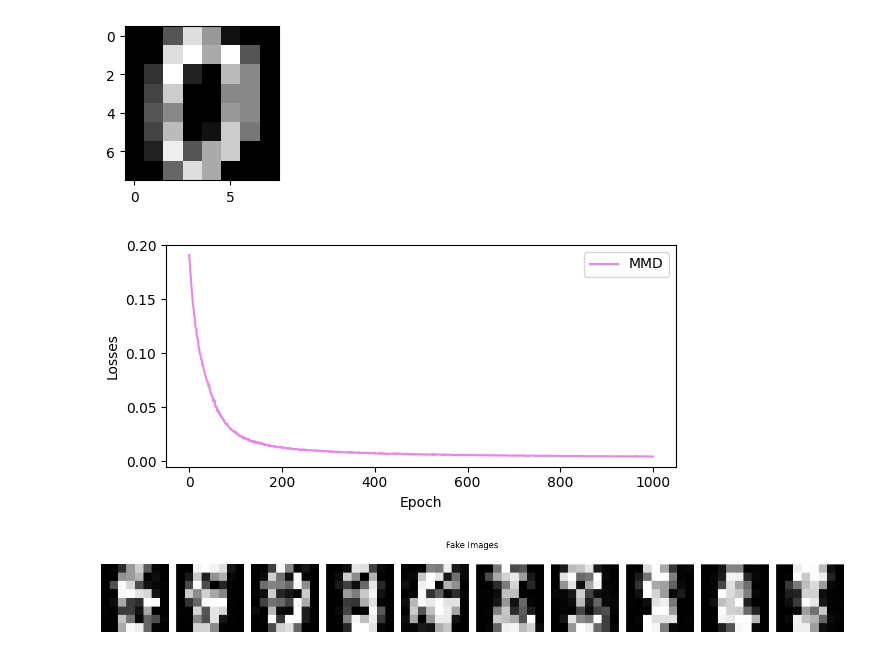
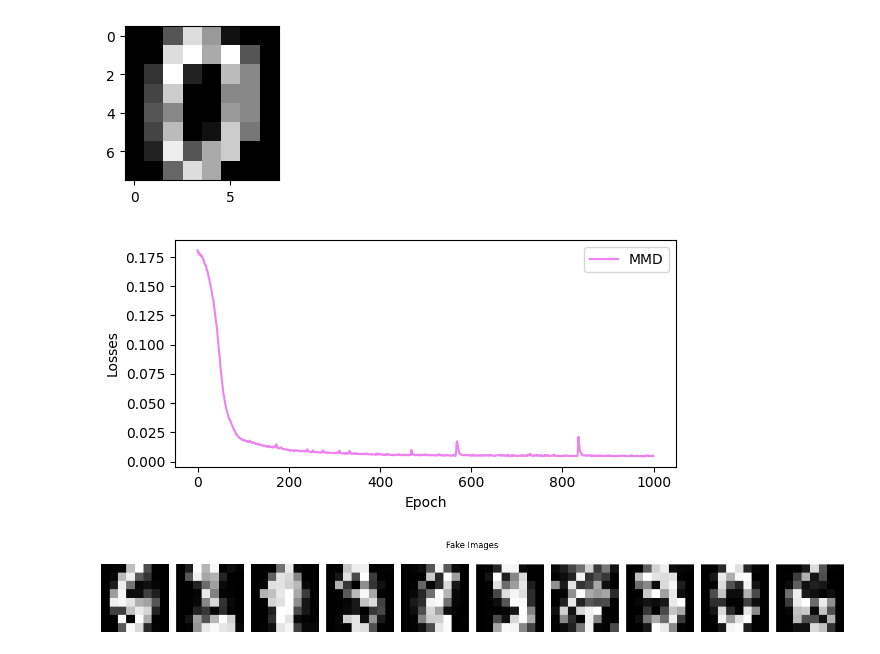
Before and after one commit to desyqml/Multi-Universal-Approximator, a Jupyter notebook: notebooks/gen.ipynb, the cells around one changed output. Saved outputs shown, nothing was run; the diff lists cells and outputs as text; code cells hidden in the pictures.

```diff
--- a/notebooks/gen.ipynb
+++ b/notebooks/gen.ipynb
@@ -31,33 +31,32 @@ plt.imshow(digits[0], cmap='grey')
 <matplotlib.image.AxesImage at 0x...>
 [figure]
 # %%
-depth = 10
+depth = 24 # A higher depth results in a more complicated training
 num_epochs = 1000
-num_imgs = len(flatten_digits)//2
-lr = .001
+num_imgs = len(flatten_digits) // 4 # Split each epoch into 4 batches
+lr = 0.005
 
 params, params_history, loss_history, fake_flattendigits = gen.train(
     flatten_digits,
     depth,
     num_epochs,
     num_imgs,
     lr,
     generate=len(flatten_digits.data),
-    save = str(folder),
-    frequency=10
+    save=str(folder),
 )
 # %% [output]
-[figure, old version]
+[figure, new version]
 # %%
 fig, axes = plt.subplots(1, 10, figsize=(15, 2))  # 1 row, 10 columns
 
 for i in range(10):
     ax = axes[i]
-    ax.imshow(fake_flattendigits[i].reshape(8, 8), cmap='gray')
-    ax.axis('off')  # Remove axes for cleaner look
+    ax.imshow(fake_flattendigits[i].reshape(8, 8), cmap="gray")
+    ax.axis("off")  # Remove axes for cleaner look
 
-plt.suptitle('Fake Images')
+plt.suptitle("Fake Images")
 plt.tight_layout()
-plt.savefig(folder / 'fake_images.pdf')
+plt.savefig(folder / "fake_images.pdf")
 # %% [output]
-[figure, old version]
+[figure, new version]
```
Also changed, not shown: parts of 3 cells of this notebook, 15 other files.
